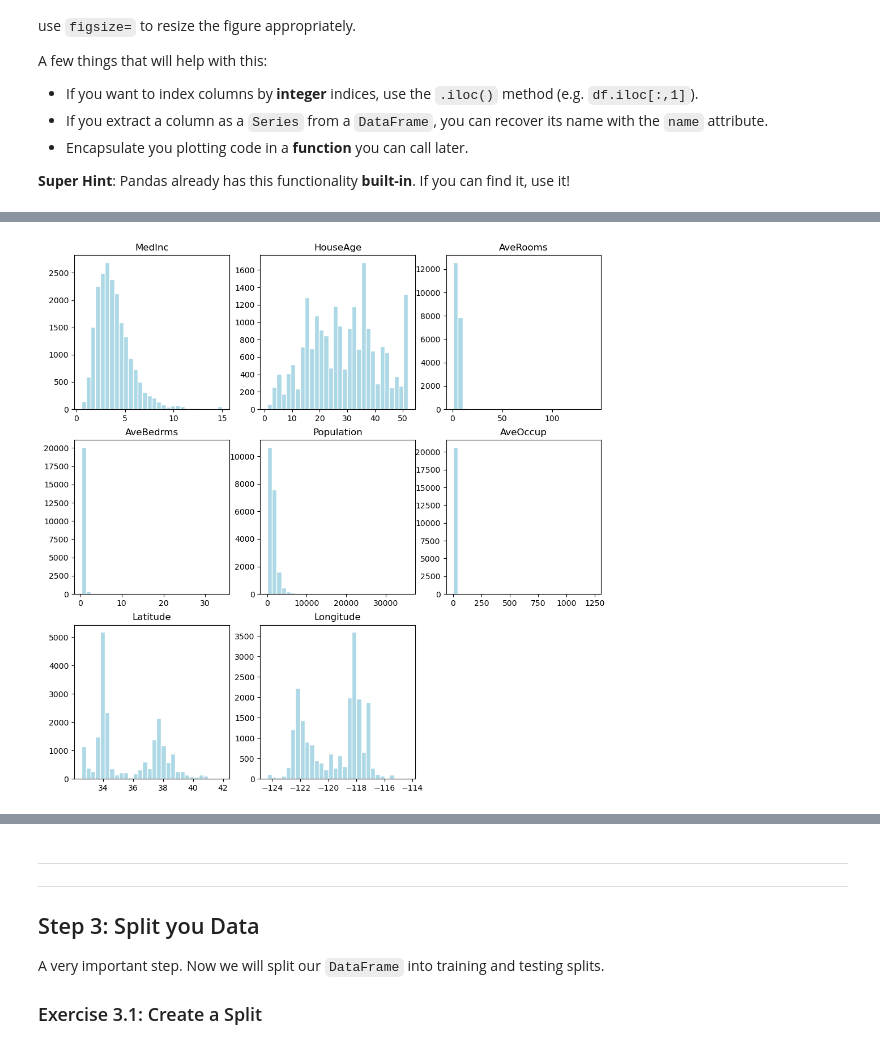
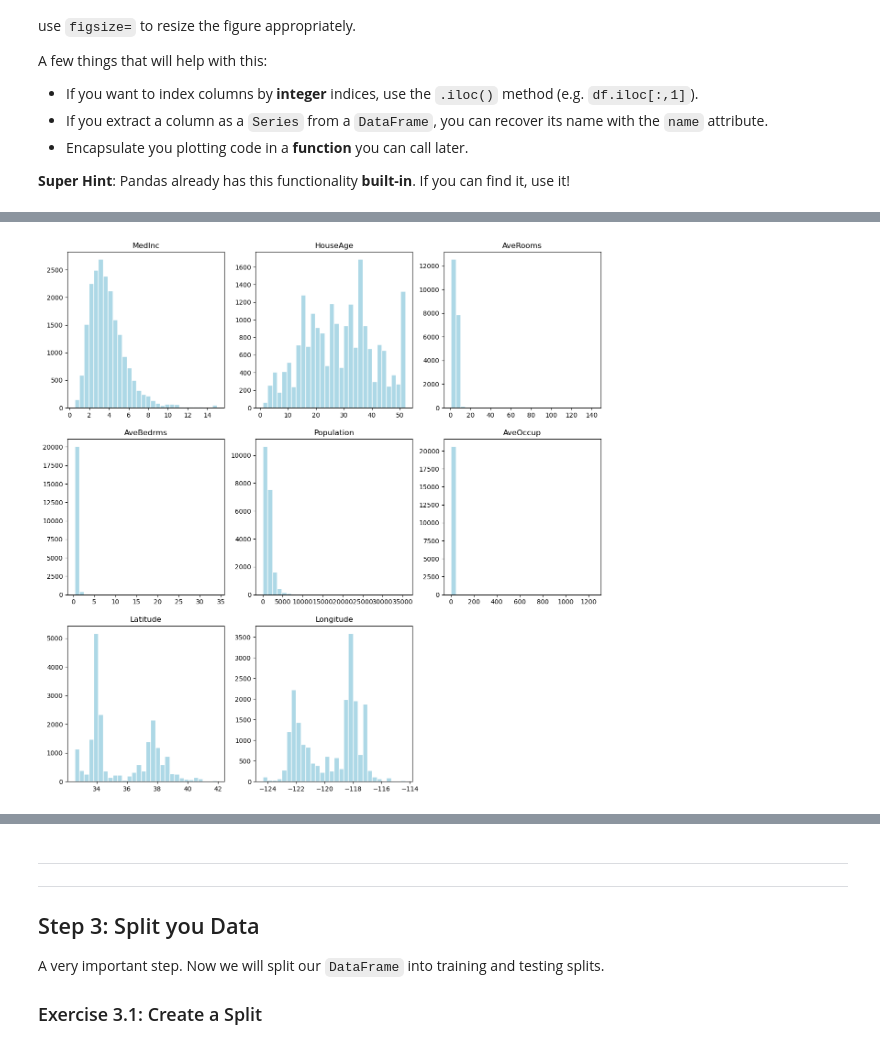
Before and after one commit to Cappetti99/FML, a Jupyter notebook: lab1/Lab1.ipynb, the cells around one changed output, grey strips where cells are left out. Saved outputs shown, nothing was run; the diff lists cells and outputs as text; code cells hidden in the pictures.

```diff
--- a/lab1/Lab1.ipynb
+++ b/lab1/Lab1.ipynb
@@ -180,8 +220,8 @@ A few things that will help with this:
 # %%
-plt.figure(figsize=(12, 12))
+plt.figure(figsize=(15, 15))
 for (i, col) in enumerate(df.columns):
     plt.subplot(3, 3, i+1)  # plot on grid 3x3
     plt.hist(df[col], 30, edgecolor='white', color='lightblue')
     plt.title(df[col].name)
 # %% [output]
-[figure, old version]
+[figure, new version]
```
Also changed, not shown: parts of 26 cells of this notebook.
